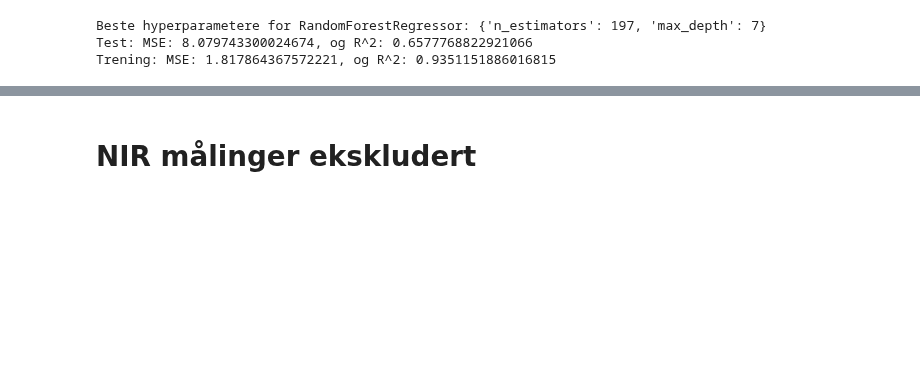
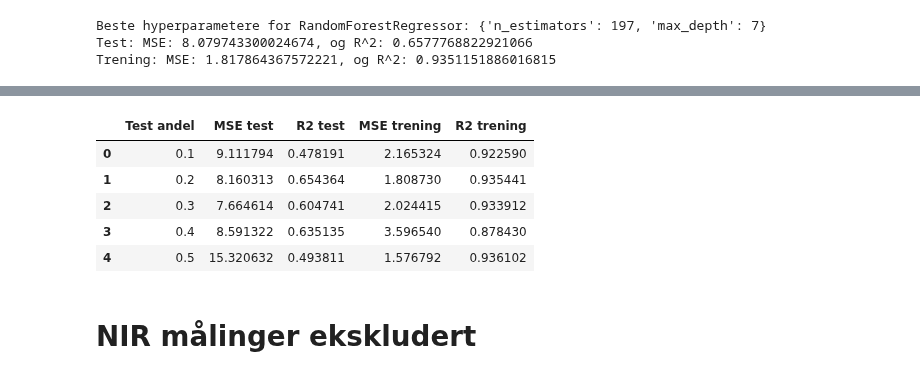
Before and after one commit to PreyPython123/Master-V24-Semiveiledet-Regresjon, a Jupyter notebook: Bioco_Collagen_Klassiske_Superveiledet_Regresjonsmetoder.ipynb, the cells around one changed output, grey strips where cells are left out. Drawn from its saved outputs; the diff is of its cells as text; code cells hidden in the pictures; blank space fills up the shorter version.

```diff
--- a/Bioco_Collagen_Klassiske_Superveiledet_Regresjonsmetoder.ipynb
+++ b/Bioco_Collagen_Klassiske_Superveiledet_Regresjonsmetoder.ipynb
@@ -359,2 +530,11 @@ Trening: MSE: 1.817864367572221, og R^2: 0.9351151886016815
+# %%
+collagen_rrf_resultater_dag
+# %% [output]
+|  | Test andel | MSE test | R2 test | MSE trening | R2 trening |
+| 0 | 0.1 | 9.111794 | 0.478191 | 2.165324 | 0.922590 |
+| 1 | 0.2 | 8.160313 | 0.654364 | 1.808730 | 0.935441 |
+| 2 | 0.3 | 7.664614 | 0.604741 | 2.024415 | 0.933912 |
+| 3 | 0.4 | 8.591322 | 0.635135 | 3.596540 | 0.878430 |
+| 4 | 0.5 | 15.320632 | 0.493811 | 1.576792 | 0.936102 |
 # %% [markdown]
 # NIR målinger ekskludert
```
Also changed, not shown: parts of 8 cells of this notebook.
